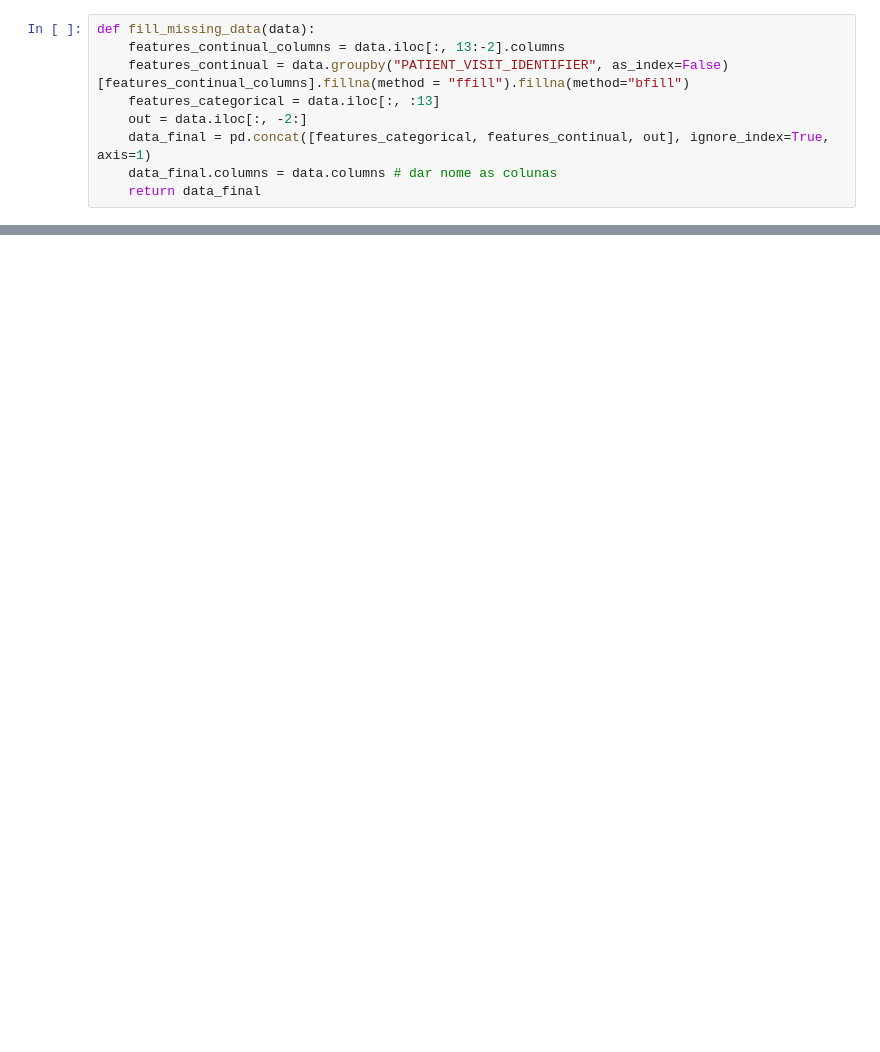
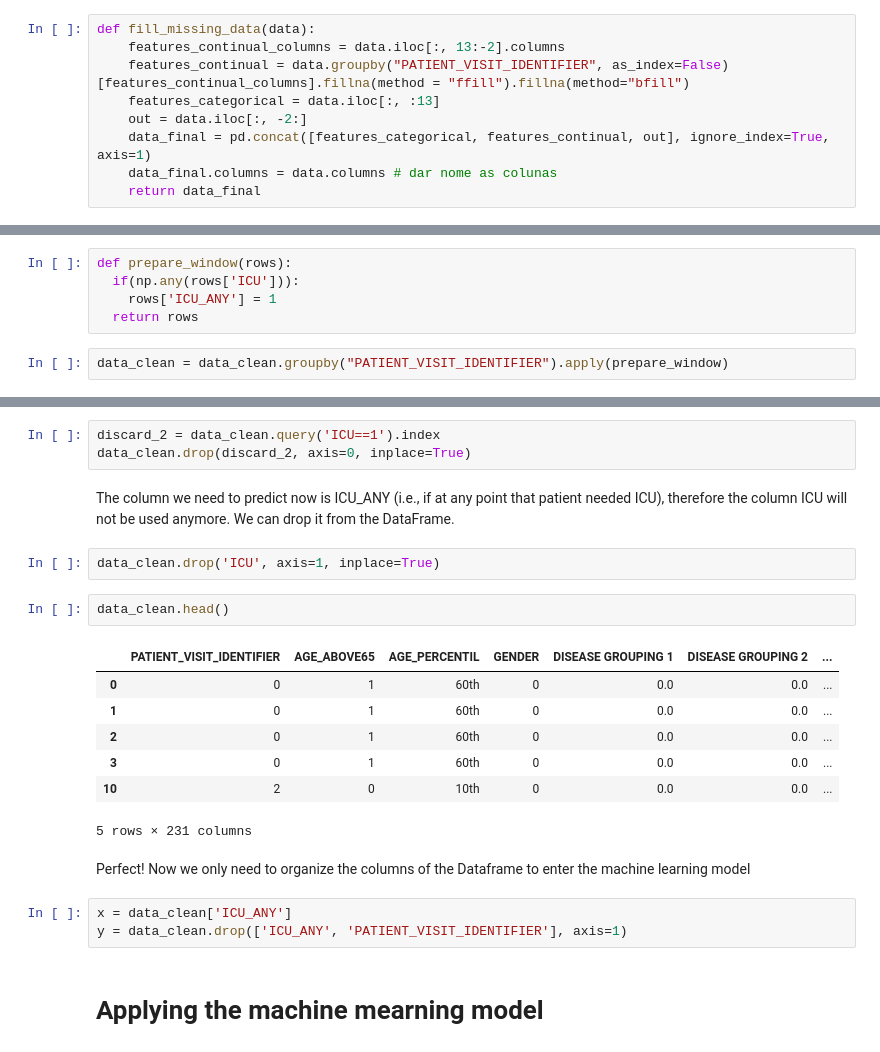
Before and after one commit to carolluzardi/analise_sirio_libanes, a Jupyter notebook: Final_Project_DSBootcamp.ipynb, the cells around one changed output, grey strips where cells are left out. Drawn from its saved outputs; the diff is of its cells as text; blank space fills up the shorter version.

```diff
--- a/Final_Project_DSBootcamp.ipynb
+++ b/Final_Project_DSBootcamp.ipynb
@@ -78,0 +126,7 @@ Hello world
+# %%
+def prepare_window(rows):
+  if(np.any(rows['ICU'])):
+    rows['ICU_ANY'] = 1
+  return rows
+# %%
+data_clean = data_clean.groupby("PATIENT_VISIT_IDENTIFIER").apply(prepare_window)
@@ -78,0 +137,24 @@ Hello world
+# %%
+discard_2 = data_clean.query('ICU==1').index
+data_clean.drop(discard_2, axis=0, inplace=True)
+# %% [markdown]
+The column we need to predict now is ICU_ANY (i.e., if at any point that patient needed ICU), therefore the column ICU will not be used anymore. We can drop it from the DataFrame.
+# %%
+data_clean.drop('ICU', axis=1, inplace=True)
+# %%
+data_clean.head()
+# %% [output]
+|  | PATIENT_VISIT_IDENTIFIER | AGE_ABOVE65 | AGE_PERCENTIL | GENDER | DISEASE GROUPING 1 | DISEASE GROUPING 2 | ... |
+| 0 | 0 | 1 | 60th | 0 | 0.0 | 0.0 | ... |
+| 1 | 0 | 1 | 60th | 0 | 0.0 | 0.0 | ... |
+| 2 | 0 | 1 | 60th | 0 | 0.0 | 0.0 | ... |
+| 3 | 0 | 1 | 60th | 0 | 0.0 | 0.0 | ... |
+| 10 | 2 | 0 | 10th | 0 | 0.0 | 0.0 | ... |
+5 rows × 231 columns
+# %% [markdown]
+Perfect! Now we only need to organize the columns of the Dataframe to enter the machine learning model
+# %%
+x = data_clean['ICU_ANY']
+y = data_clean.drop(['ICU_ANY', 'PATIENT_VISIT_IDENTIFIER'], axis=1)
+# %% [markdown]
+# **Applying the machine mearning model**
```
Also changed, not shown: parts of 30 cells of this notebook.
